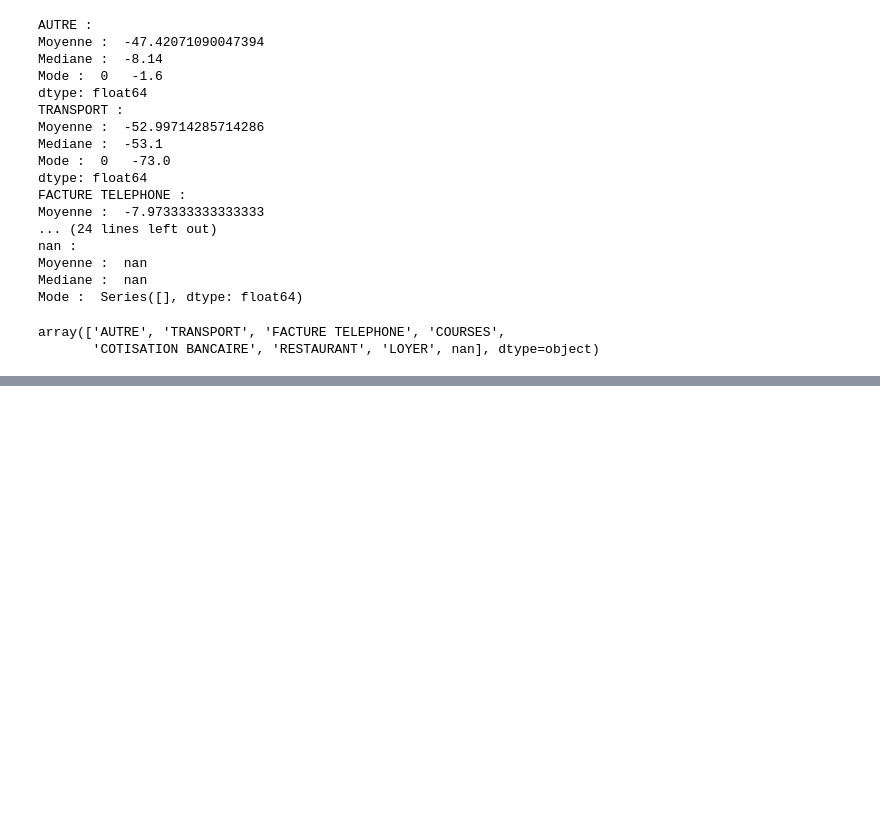
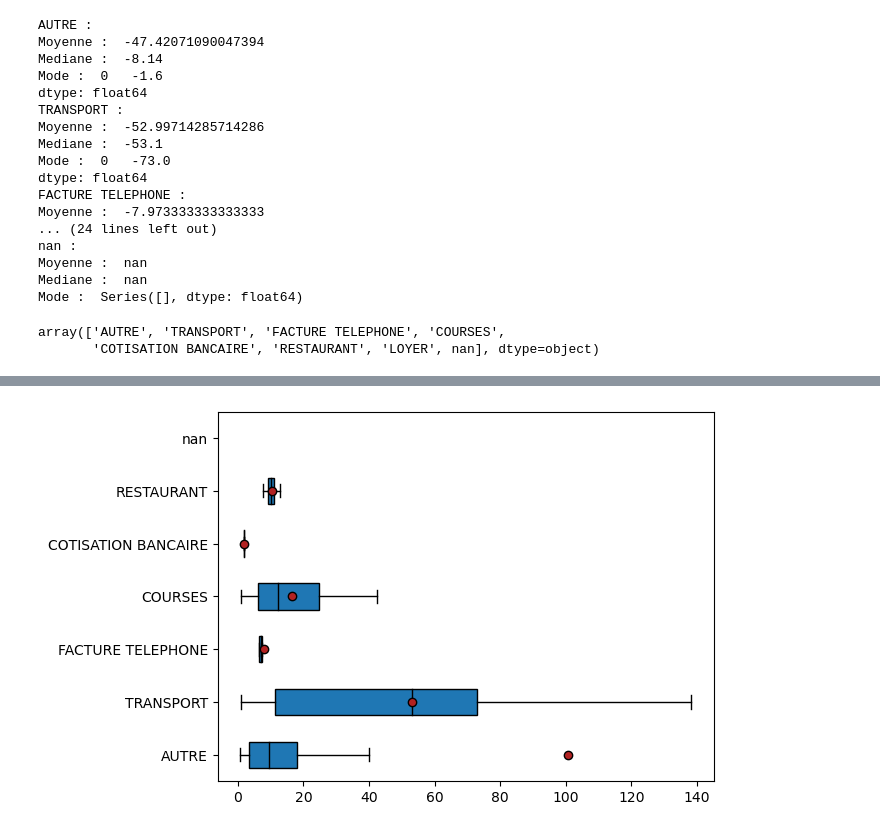
Before and after one commit to Nacim-B/OpenClassrooms-Training, a Jupyter notebook: Projet_2.1.ipynb, the cells around one changed output, grey strips where cells are left out. Saved outputs shown, nothing was run; the diff lists cells and outputs as text; code cells hidden in the pictures; blank space fills up the shorter version.

```diff
--- a/Projet_2.1.ipynb
+++ b/Projet_2.1.ipynb
@@ -296,0 +314,11 @@ array(['AUTRE', 'TRANSPORT', 'FACTURE TELEPHONE', 'COURSES',
+# %%
+X = "categ" #qualitative
+Y = "montant" #quantitative
+# %%
+depenses = operations[operations['montant']<0].copy()
+
+depenses['montant'] = -depenses['montant']
+
+depenses = depenses[depenses['categ'] != 'LOYER']
+
+depenses
@@ -296,0 +339,7 @@ array(['AUTRE', 'TRANSPORT', 'FACTURE TELEPHONE', 'COURSES',
+# %%
+modalites = depenses[X].unique()
+
+groupes = []
+
+for m in modalites :
+    groupes.append(depenses[depenses[X] == m][Y])
@@ -296,0 +366,10 @@ array(['AUTRE', 'TRANSPORT', 'FACTURE TELEPHONE', 'COURSES',
+# %%
+medianprops = {'color':"black"}
+meanprops = {'marker':'o', 'markeredgecolor':'black',
+            'markerfacecolor':'firebrick'}
+
+plt.boxplot(groupes, labels=modalites, showfliers=False, medianprops=medianprops,
+            vert=False, patch_artist=True, showmeans=True, meanprops=meanprops)
+plt.show()
+# %% [output]
+[figure, added]
```
Also changed, not shown: parts of 9 cells of this notebook.
